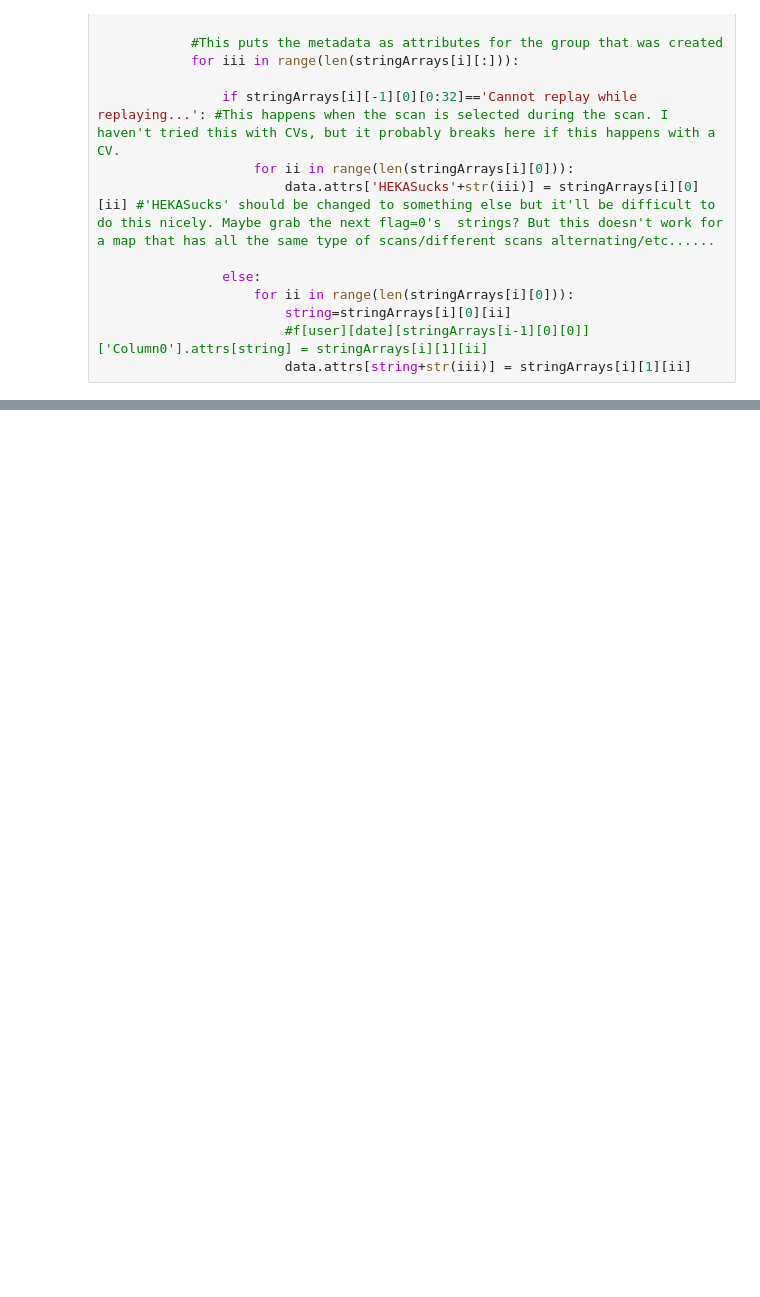
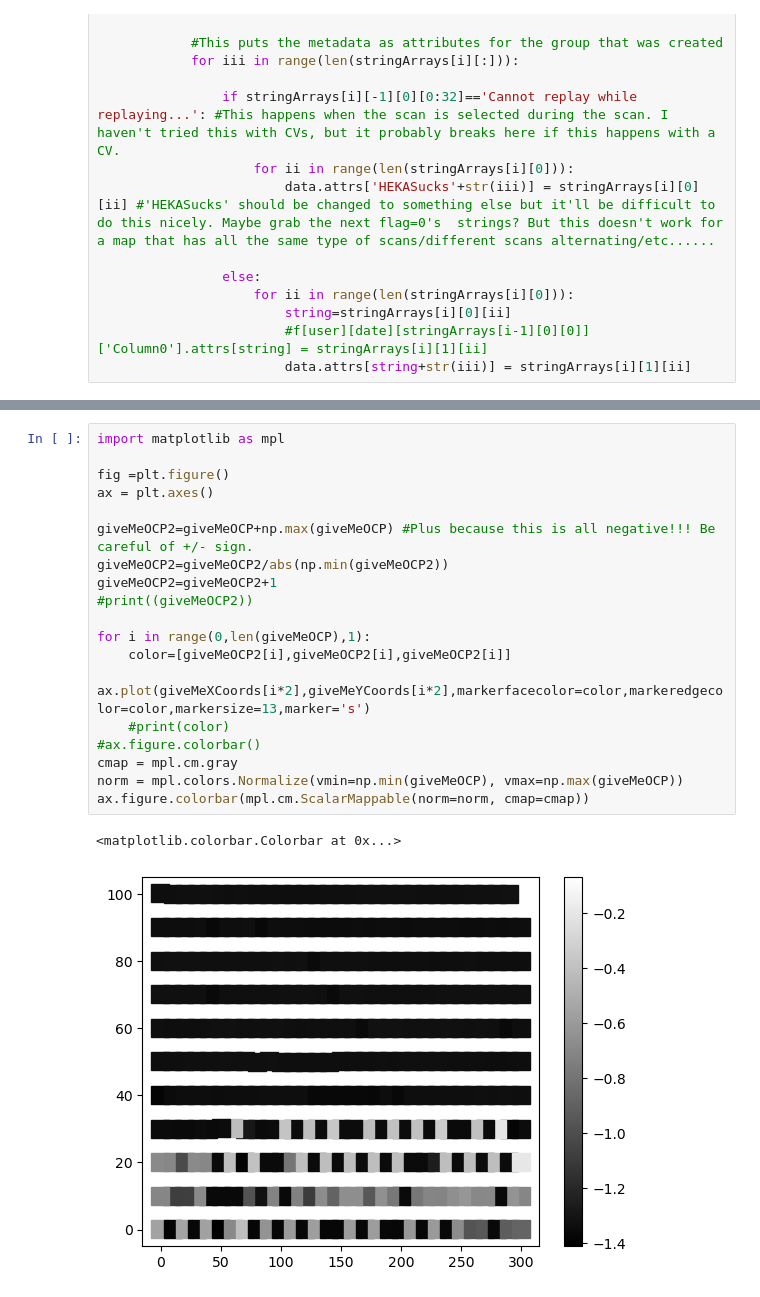
Before and after one commit to jadsetts/ASC2HDF5Export, a Jupyter notebook: NotebookAnalysis.ipynb, the cells around one changed output, grey strips where cells are left out. Saved outputs shown, nothing was run; the diff lists cells and outputs as text; blank space fills up the shorter version.

```diff
--- a/NotebookAnalysis.ipynb
+++ b/NotebookAnalysis.ipynb
@@ -276,0 +248,22 @@ KeyError: "Unable to open object (object 'Column4' doesn't exist)"
+# %%
+import matplotlib as mpl
+
+fig =plt.figure()
+ax = plt.axes()
+
+giveMeOCP2=giveMeOCP+np.max(giveMeOCP) #Plus because this is all negative!!! Be careful of +/- sign.
+giveMeOCP2=giveMeOCP2/abs(np.min(giveMeOCP2))
+giveMeOCP2=giveMeOCP2+1
+#print((giveMeOCP2))
+
+for i in range(0,len(giveMeOCP),1):
+    color=[giveMeOCP2[i],giveMeOCP2[i],giveMeOCP2[i]]
+    ax.plot(giveMeXCoords[i*2],giveMeYCoords[i*2],markerfacecolor=color,markeredgecolor=color,markersize=13,marker='s')
+    #print(color)
+#ax.figure.colorbar()
+cmap = mpl.cm.gray
+norm = mpl.colors.Normalize(vmin=np.min(giveMeOCP), vmax=np.max(giveMeOCP))
+ax.figure.colorbar(mpl.cm.ScalarMappable(norm=norm, cmap=cmap))
+# %% [output]
+<matplotlib.colorbar.Colorbar at 0x...>
+[figure, added]
```
Also changed, not shown: parts of 2 cells of this notebook.
